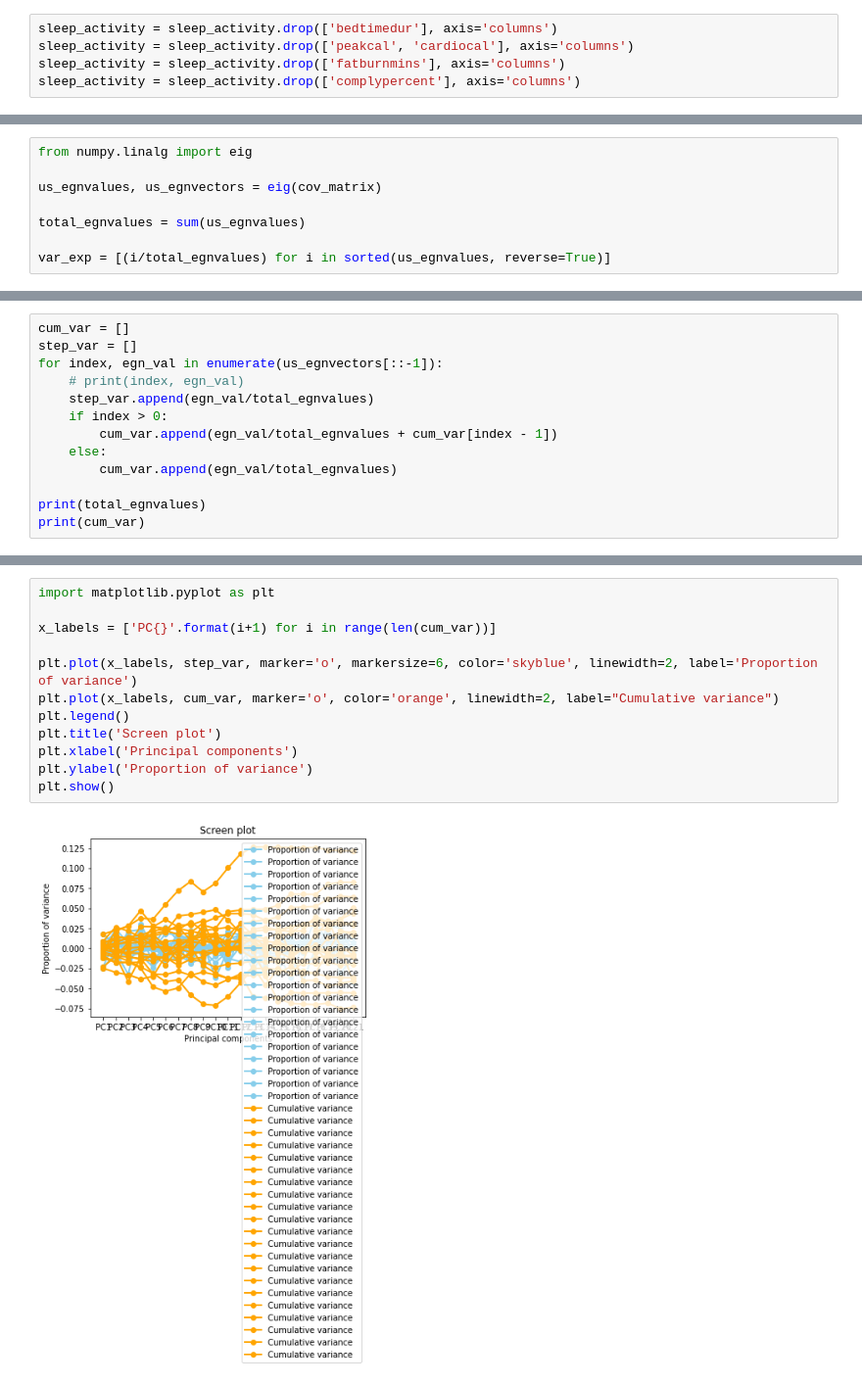
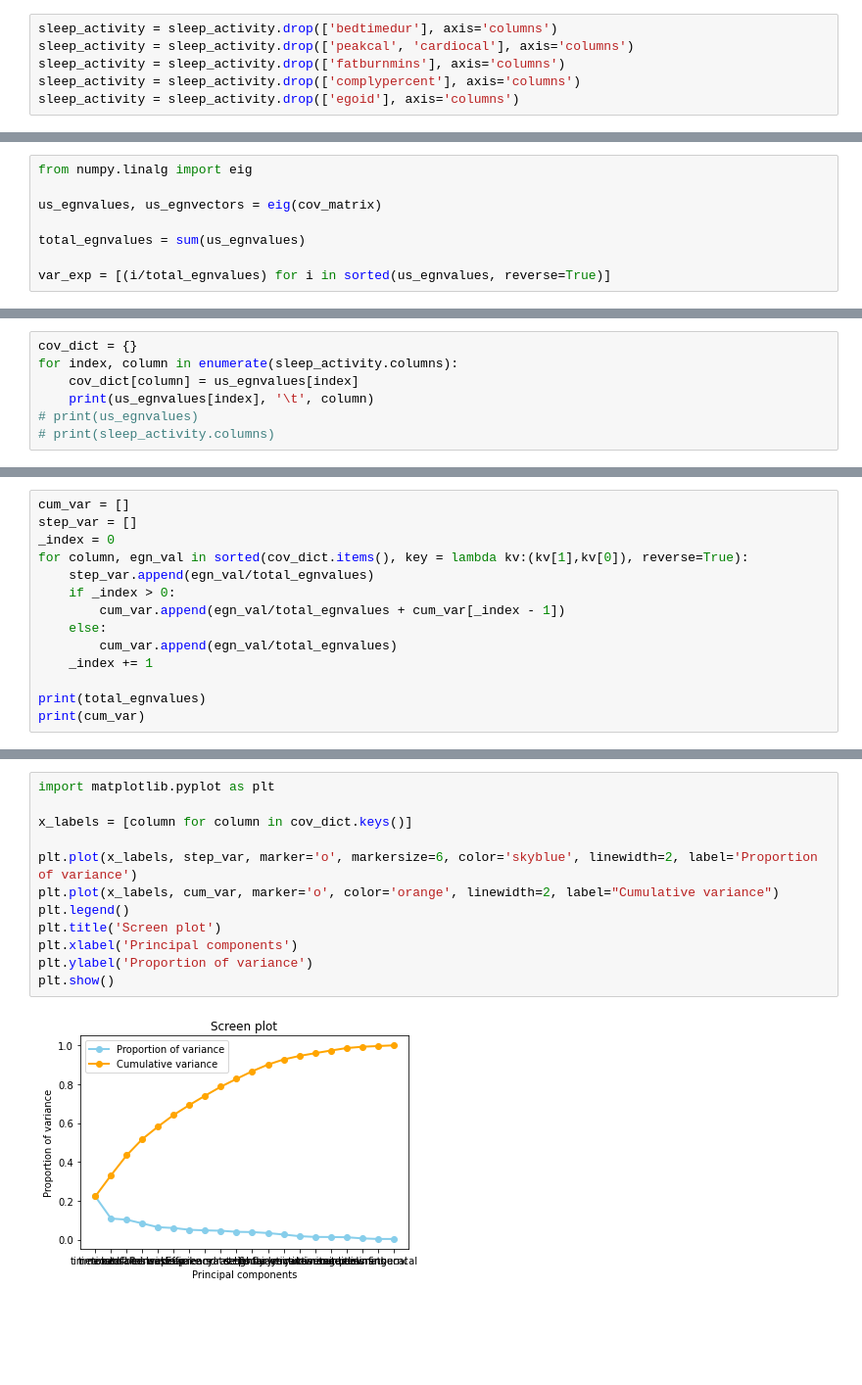
Before and after one commit to EAltunoglu/cmpe492, a Jupyter notebook: sleep_activity/sleep_activity.ipynb, the cells around one changed output, grey strips where cells are left out. Shown at 98% size. Drawn from its saved outputs; the diff is of its cells as text; blank space fills up the shorter version.

Commit message:
sleep_activity pca

```diff
--- a/sleep_activity/sleep_activity.ipynb
+++ b/sleep_activity/sleep_activity.ipynb
@@ -121,6 +127,7 @@ sleep_activity = sleep_activity.drop(['bedtimedur'], axis='columns')
 sleep_activity = sleep_activity.drop(['peakcal', 'cardiocal'], axis='columns')
 sleep_activity = sleep_activity.drop(['fatburnmins'], axis='columns')
 sleep_activity = sleep_activity.drop(['complypercent'], axis='columns')
+sleep_activity = sleep_activity.drop(['egoid'], axis='columns')
 # %%
 from sklearn.decomposition import PCA
 
@@ -167,0 +180,7 @@ array([4.45053505, 2.17717831, 2.06022628, 1.67592079, 1.28556322,
+# %%
+cov_dict = {}
+for index, column in enumerate(sleep_activity.columns):
+    cov_dict[column] = us_egnvalues[index]
+    print(us_egnvalues[index], '\t', column)
+# print(us_egnvalues)
+# print(sleep_activity.columns)
@@ -189,13 +239,14 @@ array([[-4.92198095e-03, -1.75426253e-02, -6.41546963e-02,
 # %%
 cum_var = []
 step_var = []
-for index, egn_val in enumerate(us_egnvectors[::-1]):
-    # print(index, egn_val)
+_index = 0
+for column, egn_val in sorted(cov_dict.items(), key = lambda kv:(kv[1],kv[0]), reverse=True):
     step_var.append(egn_val/total_egnvalues)
-    if index > 0:
-        cum_var.append(egn_val/total_egnvalues + cum_var[index - 1])
+    if _index > 0:
+        cum_var.append(egn_val/total_egnvalues + cum_var[_index - 1])
     else:
         cum_var.append(egn_val/total_egnvalues)
+    _index += 1
 
 print(total_egnvalues)
 print(cum_var)
@@ -220,14 +256,14 @@ print(cum_var)
 # %%
 import matplotlib.pyplot as plt
 
-x_labels = ['PC{}'.format(i+1) for i in range(len(cum_var))]
+x_labels = [column for column in cov_dict.keys()]
 
 plt.plot(x_labels, step_var, marker='o', markersize=6, color='skyblue', linewidth=2, label='Proportion of variance')
 plt.plot(x_labels, cum_var, marker='o', color='orange', linewidth=2, label="Cumulative variance")
 plt.legend()
 plt.title('Screen plot')
 plt.xlabel('Principal components')
 plt.ylabel('Proportion of variance')
 plt.show()
 # %% [output]
-[figure, old version]
+[figure, new version]
```
Also changed, not shown: parts of 13 cells of this notebook.
